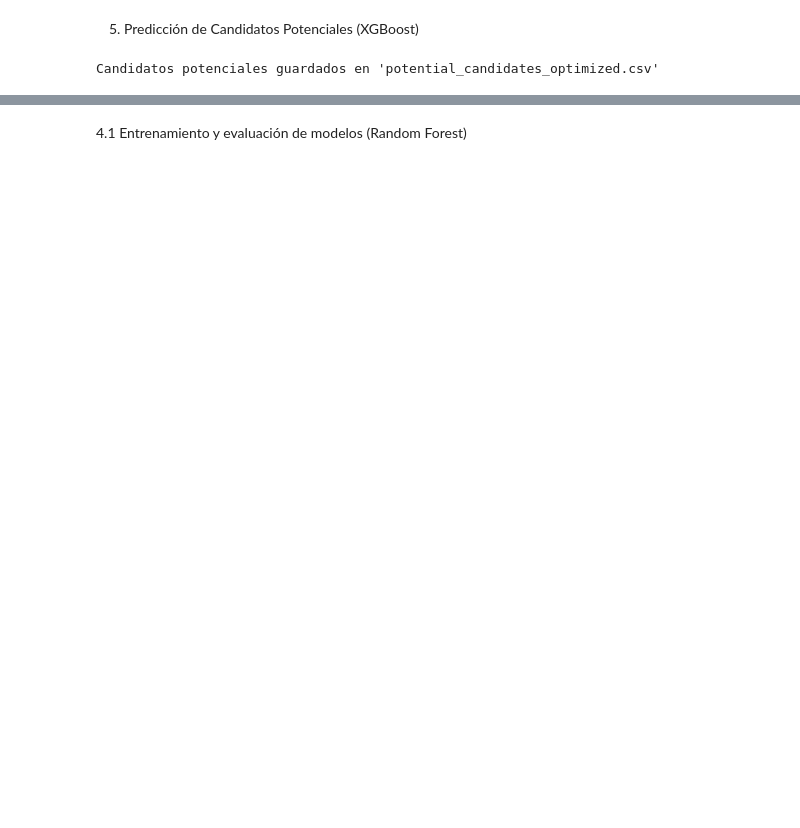
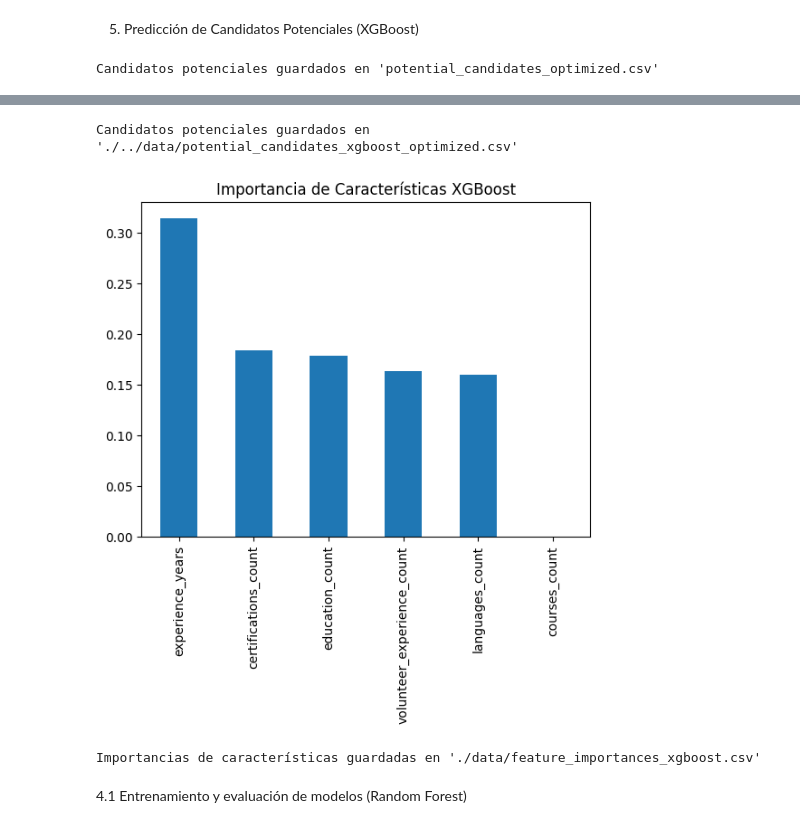
Before and after one commit to Pasku99/Talent-Analyzer-AI, a Jupyter notebook: notebooks/talent_analyzer.ipynb, the cells around one changed output, grey strips where cells are left out. Cells and saved outputs as stored; diff of their text form; code cells hidden in the pictures; blank space fills up the shorter version.

```diff
--- a/notebooks/talent_analyzer.ipynb
+++ b/notebooks/talent_analyzer.ipynb
@@ -184,3 +441,55 @@ Candidatos potenciales guardados en 'potential_candidates_optimized.csv'
+# %%
+# Filtrar perfiles sin empleo
+unemployed_profiles_xgb = df[df['employed'] == 0].copy()
+unemployed_features_xgb = unemployed_profiles_xgb[features].fillna(0)
+unemployed_features_scaled_xgb = scaler.transform(unemployed_features_xgb)
+
+# Predecir candidatos potenciales con el modelo optimizado de XGBoost
+unemployed_profiles_xgb['predicted_employed'] = xgb_model.predict(unemployed_features_scaled_xgb)
+
+# Filtrar perfiles que son candidatos potenciales (predicción = 1)
+potential_candidates_xgb = unemployed_profiles_xgb[unemployed_profiles_xgb['predicted_employed'] == 1]
+
+# Guardar los candidatos potenciales en un archivo CSV
+potential_candidates_xgb.to_csv('./../data/potential_candidates_xgboost_optimized.csv', index=False)
+print("Candidatos potenciales guardados en './../data/potential_candidates_xgboost_optimized.csv'")
+# %% [output]
+Candidatos potenciales guardados en './../data/potential_candidates_xgboost_optimized.csv'
+# %%
+import pandas as pd
+import matplotlib.pyplot as plt
+
+# Entrenar el modelo XGBoost optimizado con los datos resampleados (por si aún no está entrenado)
+xgb_model.fit(X_train_resampled, y_train_resampled)
+
+# Extraer la importancia de las características usando el modelo XGBoost optimizado
+feature_importances_xgb = pd.Series(xgb_model.feature_importances_, index=features)
+
+# Ordenar las importancias en orden descendente
+feature_importances_xgb_sorted = feature_importances_xgb.sort_values(ascending=False)
+
+# Visualizar las importancias
+feature_importances_xgb_sorted.plot(kind='bar', title='Importancia de Características XGBoost')
+plt.show()
+
+# Guardar las importancias en un archivo CSV para usar en la aplicación Streamlit
+feature_importances_xgb_df = pd.DataFrame({
+    'feature': feature_importances_xgb_sorted.index,
+    'importance': feature_importances_xgb_sorted.values
+})
+
+# Guarda el DataFrame de importancias en un CSV
+feature_importances_xgb_df.to_csv('./../data/feature_importances_xgboost.csv', index=False)
+
+print("Importancias de características guardadas en './data/feature_importances_xgboost.csv'")
+
+# Seleccionar las características más importantes (por encima de un umbral, por ejemplo 0.05)
+important_features_xgb = feature_importances_xgb[feature_importances_xgb > 0.05].index.tolist()
+X_train_important_xgb = X_train[important_features_xgb]
+X_test_important_xgb = X_test[important_features_xgb]
+# %% [output]
+[figure, added]
+Importancias de características guardadas en './data/feature_importances_xgboost.csv'
 # %% [markdown]
 4.1 Entrenamiento y evaluación de modelos (Random Forest)
 # %%
```
Also changed, not shown: parts of 20 cells of this notebook, 11 other files.
